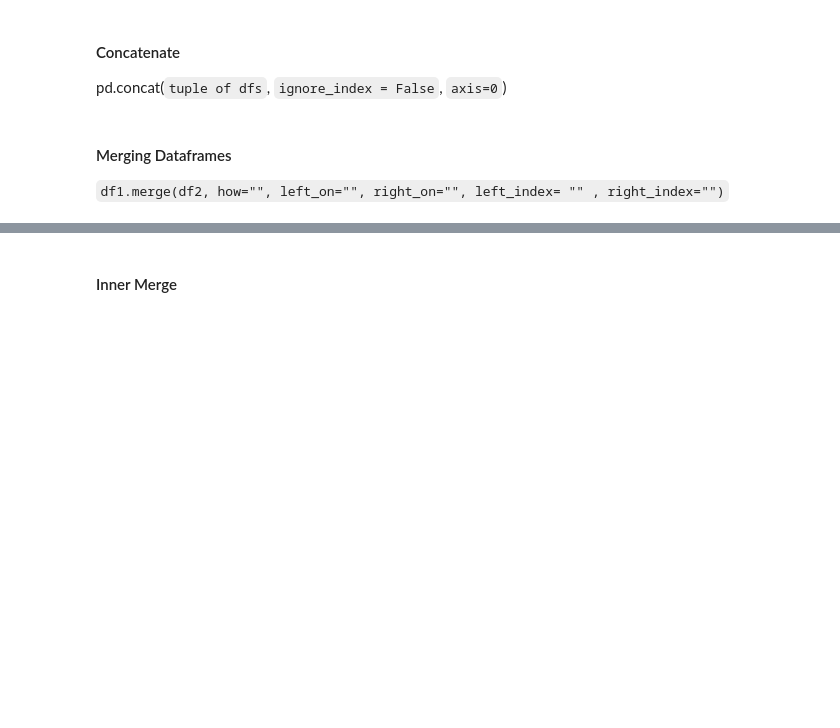
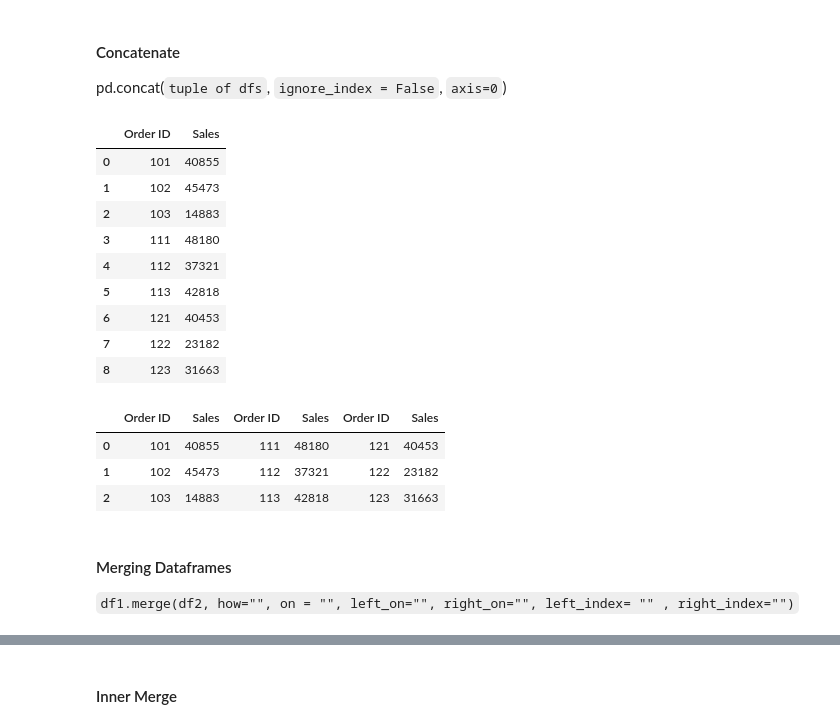
Before and after one commit to knowledge-corner/Optum_Global_nov_24, a Jupyter notebook: Day - 2.ipynb, the cells around one changed output, grey strips where cells are left out. Drawn from its saved outputs; the diff is of its cells as text; code cells hidden in the pictures; blank space fills up the shorter version.

```diff
--- a/Day - 2.ipynb
+++ b/Day - 2.ipynb
@@ -462,16 +677,36 @@ df
 # %% [markdown]
 ### Concataneting and Merging Dataframes
 # %%
-df_jan = pd.DataFrame({"Order ID" : range(101, 111), "Sales" : np.random.randint(10000, 50000, 10)})
-df_feb = pd.DataFrame({"Order ID" : range(111, 121), "Sales" : np.random.randint(10000, 50000, 10)})
-df_mar = pd.DataFrame({"Order ID" : range(121, 131), "Sales" : np.random.randint(10000, 50000, 10)})
+df_jan = pd.DataFrame({"Order ID" : range(101, 104), "Sales" : np.random.randint(10000, 50000, 3)})
+df_feb = pd.DataFrame({"Order ID" : range(111, 114), "Sales" : np.random.randint(10000, 50000, 3)})
+df_mar = pd.DataFrame({"Order ID" : range(121, 124), "Sales" : np.random.randint(10000, 50000, 3)})
 # %% [markdown]
 #### Concatenate
 pd.concat(`tuple of dfs`, `ignore_index = False`, `axis=0`)
+# %%
+pd.concat((df_jan, df_feb, df_mar), ignore_index=True)
+# %% [output]
+|  | Order ID | Sales |
+| 0 | 101 | 40855 |
+| 1 | 102 | 45473 |
+| 2 | 103 | 14883 |
+| 3 | 111 | 48180 |
+| 4 | 112 | 37321 |
+| 5 | 113 | 42818 |
+| 6 | 121 | 40453 |
+| 7 | 122 | 23182 |
+| 8 | 123 | 31663 |
+# %%
+pd.concat((df_jan, df_feb, df_mar), axis=1) # column-wise
+# %% [output]
+|  | Order ID | Sales | Order ID | Sales | Order ID | Sales |
+| 0 | 101 | 40855 | 111 | 48180 | 121 | 40453 |
+| 1 | 102 | 45473 | 112 | 37321 | 122 | 23182 |
+| 2 | 103 | 14883 | 113 | 42818 | 123 | 31663 |
 # %% [markdown]
 #### Merging Dataframes
 
-`df1.merge(df2, how="", left_on="", right_on="", left_index= "" , right_index="")`
+`df1.merge(df2, how="", on = "", left_on="", right_on="", left_index= "" , right_index="")`
 # %%
 df_emp = pd.DataFrame({"Name" : ["Jack", "Bill", "Lizie", "Jane", "George"],
             "Designation" : ["HR", "Manager", "Developer", "Intern", "Manager"]})
```
Also changed, not shown: parts of 55 cells of this notebook, 6 other files.
